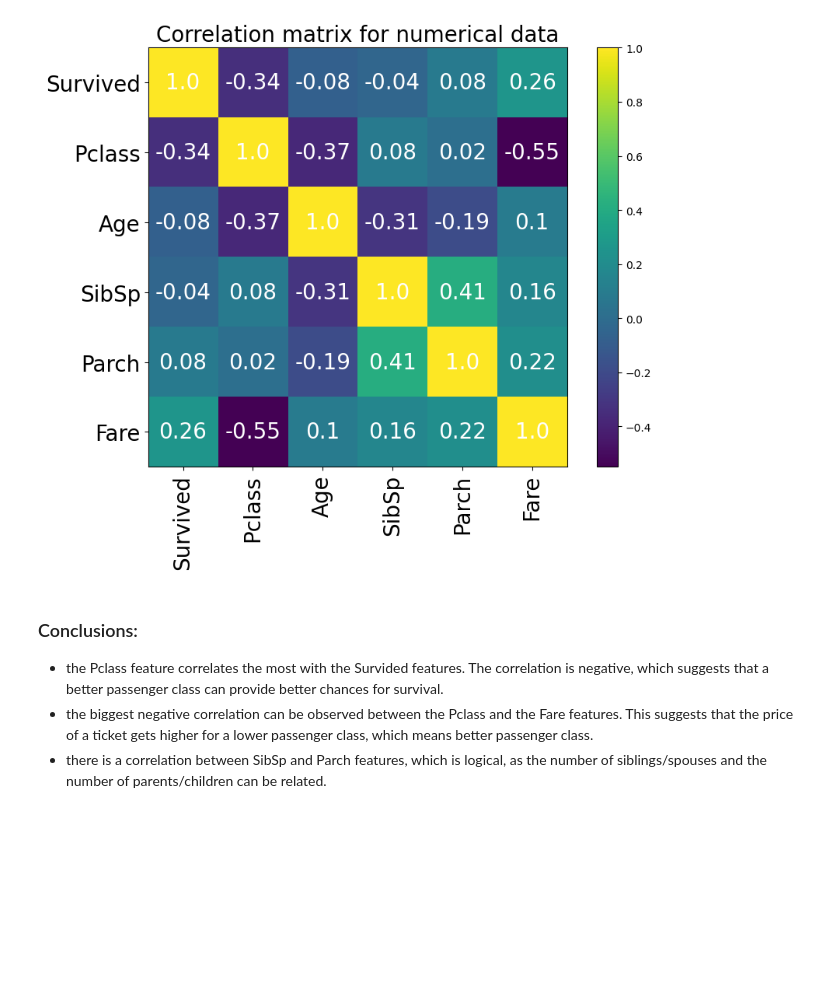
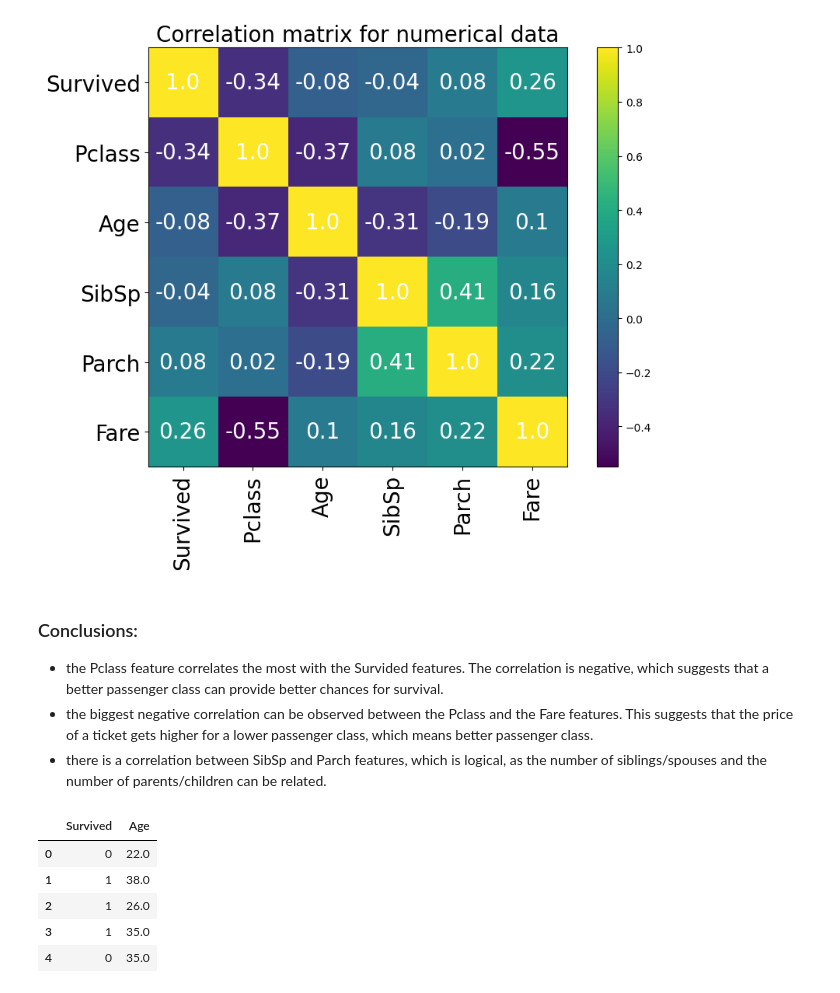
Before and after one commit to jvrErvin/python_learning, a Jupyter notebook: 6_exploratory_data_analysis_eda/titanic_eda.ipynb, the cells around one changed output. Drawn from its saved outputs; the diff is of its cells as text; code cells hidden in the pictures; blank space fills up the shorter version.

```diff
--- a/6_exploratory_data_analysis_eda/titanic_eda.ipynb
+++ b/6_exploratory_data_analysis_eda/titanic_eda.ipynb
@@ -281,3 +281,15 @@ plt.show()
 - the Pclass feature correlates the most with the Survided features. The correlation is negative, which suggests that a better passenger class can provide better chances for survival.
 - the biggest negative correlation can be observed between the Pclass and the Fare features. This suggests that the price of a ticket gets higher for a lower passenger class, which means better passenger class.
 - there is a correlation between SibSp and Parch features, which is logical, as the number of siblings/spouses and the number of parents/children can be related.
+# %%
+df_age_death = deepcopy(df)
+df_age_death = df_age_death.drop(['Name', 'Sex', 'Ticket', 'Cabin', 'Embarked', 'PassengerId', 'Pclass', 'SibSp', 'Parch', 'Fare'], axis=1)
+df_age_death = df_age_death.dropna()
+df_age_death.head()
+# %% [output]
+|  | Survived | Age |
+| 0 | 0 | 22.0 |
+| 1 | 1 | 38.0 |
+| 2 | 1 | 26.0 |
+| 3 | 1 | 35.0 |
+| 4 | 0 | 35.0 |
```
Also changed, not shown: parts of 4 cells of this notebook.
